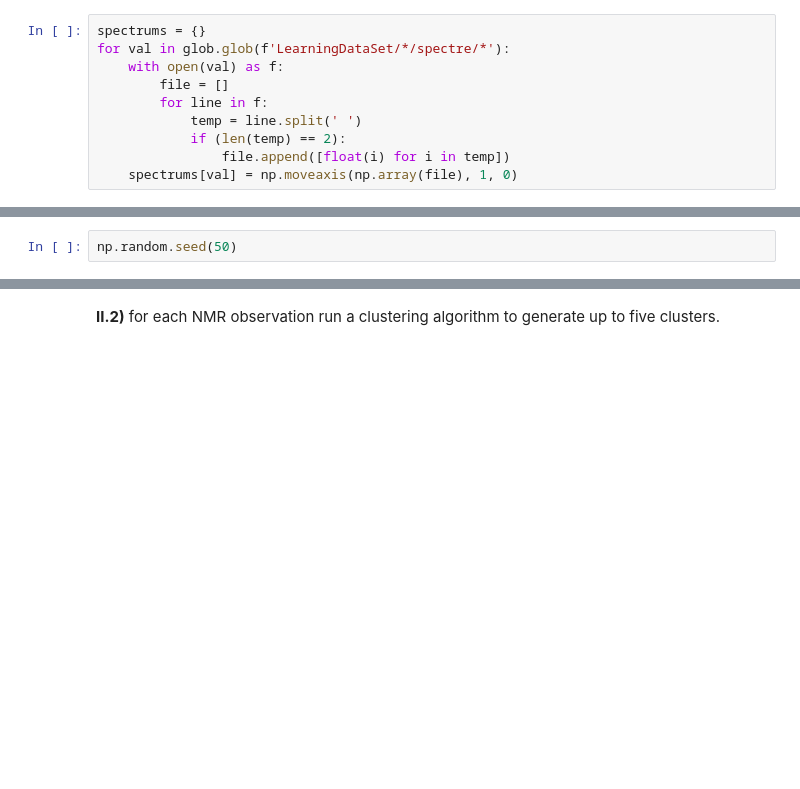
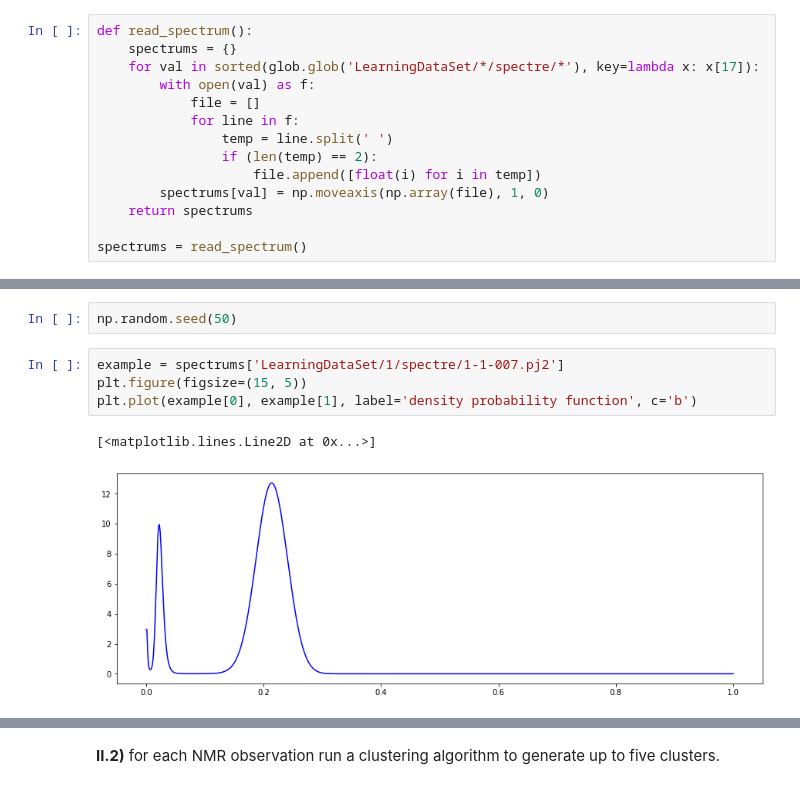
Before and after one commit to nicolas1805961/NMR-signal-machine-learning, a Jupyter notebook: challenge_evaluation.ipynb, the cells around one changed output, grey strips where cells are left out. Saved outputs shown, nothing was run; the diff lists cells and outputs as text; blank space fills up the shorter version.

```diff
--- a/challenge_evaluation.ipynb
+++ b/challenge_evaluation.ipynb
@@ -77,15 +77,19 @@ The first sections (Parts 1, 2, 3 and 4) are mandatory. The "optional" section i
 # %% [markdown]
 **I.1)** Create a function that takes as argument a modality number, a replicate number and that plot a serie of spectrum. Plot the spectrum in the notebook. What can you say about the data. What are the range of values ? are the spectrums densities ? Why, why not ? Are the data in one replicate independent from each other ?
 # %%
-spectrums = {}
-for val in glob.glob(f'LearningDataSet/*/spectre/*'):
-    with open(val) as f:
-        file = []
-        for line in f:
-            temp = line.split(' ')
-            if (len(temp) == 2):
-                file.append([float(i) for i in temp])
-    spectrums[val] = np.moveaxis(np.array(file), 1, 0)
+def read_spectrum():
+    spectrums = {}
+    for val in sorted(glob.glob('LearningDataSet/*/spectre/*'), key=lambda x: x[17]):
+        with open(val) as f:
+            file = []
+            for line in f:
+                temp = line.split(' ')
+                if (len(temp) == 2):
+                    file.append([float(i) for i in temp])
+        spectrums[val] = np.moveaxis(np.array(file), 1, 0)
+    return spectrums
+
+spectrums = read_spectrum()
 # %%
 def plot_spectrums(modality, replicate):
     ranks = glob.glob(f'LearningDataSet/{modality}/spectre/{modality}-{replicate}*')
@@ -163,3 +167,10 @@ def secondDerivative(x):
     return dev
 # %%
 np.random.seed(50)
+# %%
+example = spectrums['LearningDataSet/1/spectre/1-1-007.pj2']
+plt.figure(figsize=(15, 5))
+plt.plot(example[0], example[1], label='density probability function', c='b')
+# %% [output]
+[<matplotlib.lines.Line2D at 0x...>]
+[figure, added]
```
Also changed, not shown: parts of 37 cells of this notebook.
